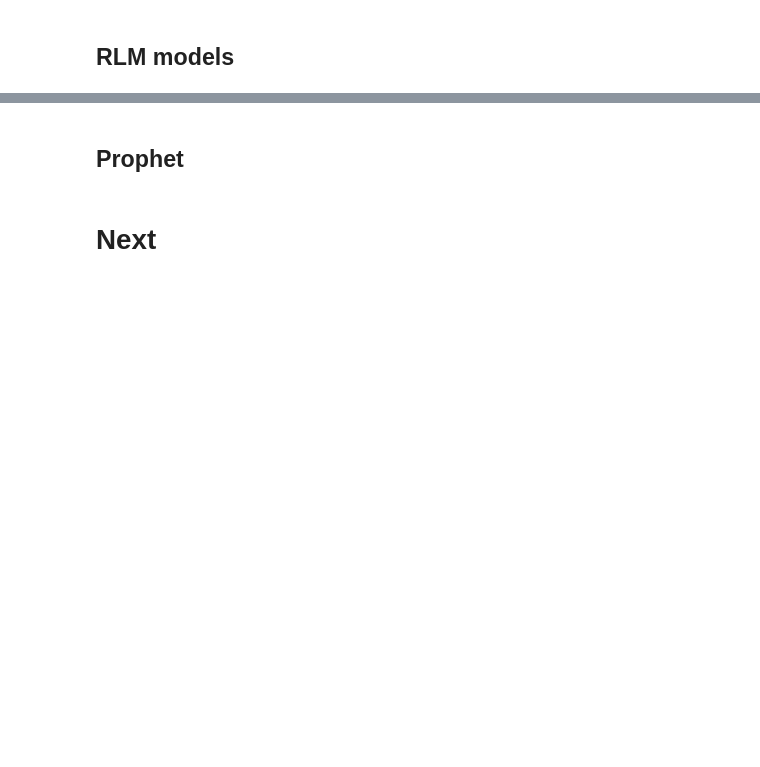
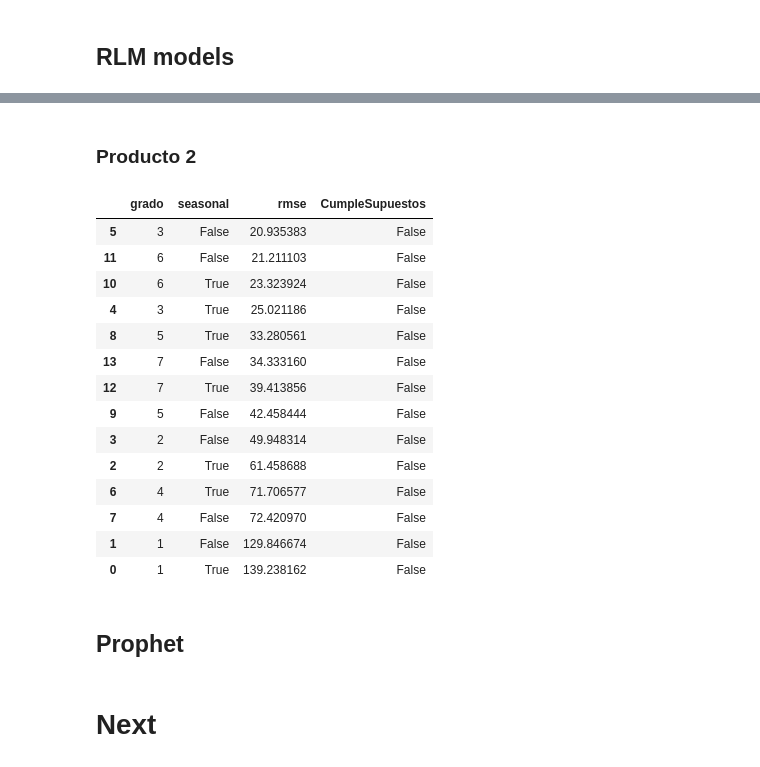
Before and after one commit to JhonattanReales21/TS_forecast_AA3_final, a Jupyter notebook: Parcial_final_jhonattanR.ipynb, the cells around one changed output, grey strips where cells are left out. Saved outputs shown, nothing was run; the diff lists cells and outputs as text; code cells hidden in the pictures; blank space fills up the shorter version.

```diff
--- a/Parcial_final_jhonattanR.ipynb
+++ b/Parcial_final_jhonattanR.ipynb
@@ -362,3 +490,50 @@ ma_prod2_results
+# %% [markdown]
+### Producto 2
+# %%
+rlm_prod2_results = []
+
+for grado in range(1, 8):  # Grados de 1 a 7
+    for seasonal in [True, False]:
+        init_params = {
+            "degree": grado,
+            "seasonal": seasonal,
+        }
+
+        metrica = evalua_modelo_ST_por_ventana(
+            index_name="fecha",
+            model_type="RLM",
+            init_params=init_params,
+            fit_params={},
+            data=df_producto2_evaluacion,
+            test_init="2024-01-01",
+            test_finish="2024-06-01",
+            window_type="rolling",
+            train_size=12 * 5,  # 5 años
+            test_size=1,
+            metric="rmse",
+        )
+        rlm_prod2_results.append({"grado": grado, "seasonal": seasonal, "rmse": metrica})
+
+rlm_prod2_results = pd.DataFrame(rlm_prod2_results).sort_values(by="rmse", ascending=True)
+
+rlm_prod2_results = validar_supuestos_df(df_producto2_evaluacion, rlm_prod2_results, "RLM", alpha=0.05)
+rlm_prod2_results
+# %% [output]
+|  | grado | seasonal | rmse | CumpleSupuestos |
+| 5 | 3 | False | 20.935383 | False |
+| 11 | 6 | False | 21.211103 | False |
+| 10 | 6 | True | 23.323924 | False |
+| 4 | 3 | True | 25.021186 | False |
+| 8 | 5 | True | 33.280561 | False |
+| 13 | 7 | False | 34.333160 | False |
+| 12 | 7 | True | 39.413856 | False |
+| 9 | 5 | False | 42.458444 | False |
+| 3 | 2 | False | 49.948314 | False |
+| 2 | 2 | True | 61.458688 | False |
+| 6 | 4 | True | 71.706577 | False |
+| 7 | 4 | False | 72.420970 | False |
+| 1 | 1 | False | 129.846674 | False |
+| 0 | 1 | True | 139.238162 | False |
 # %% [markdown]
 ## Prophet
 # %% [markdown]
```
Also changed, not shown: parts of 14 cells of this notebook, 1 other file.
